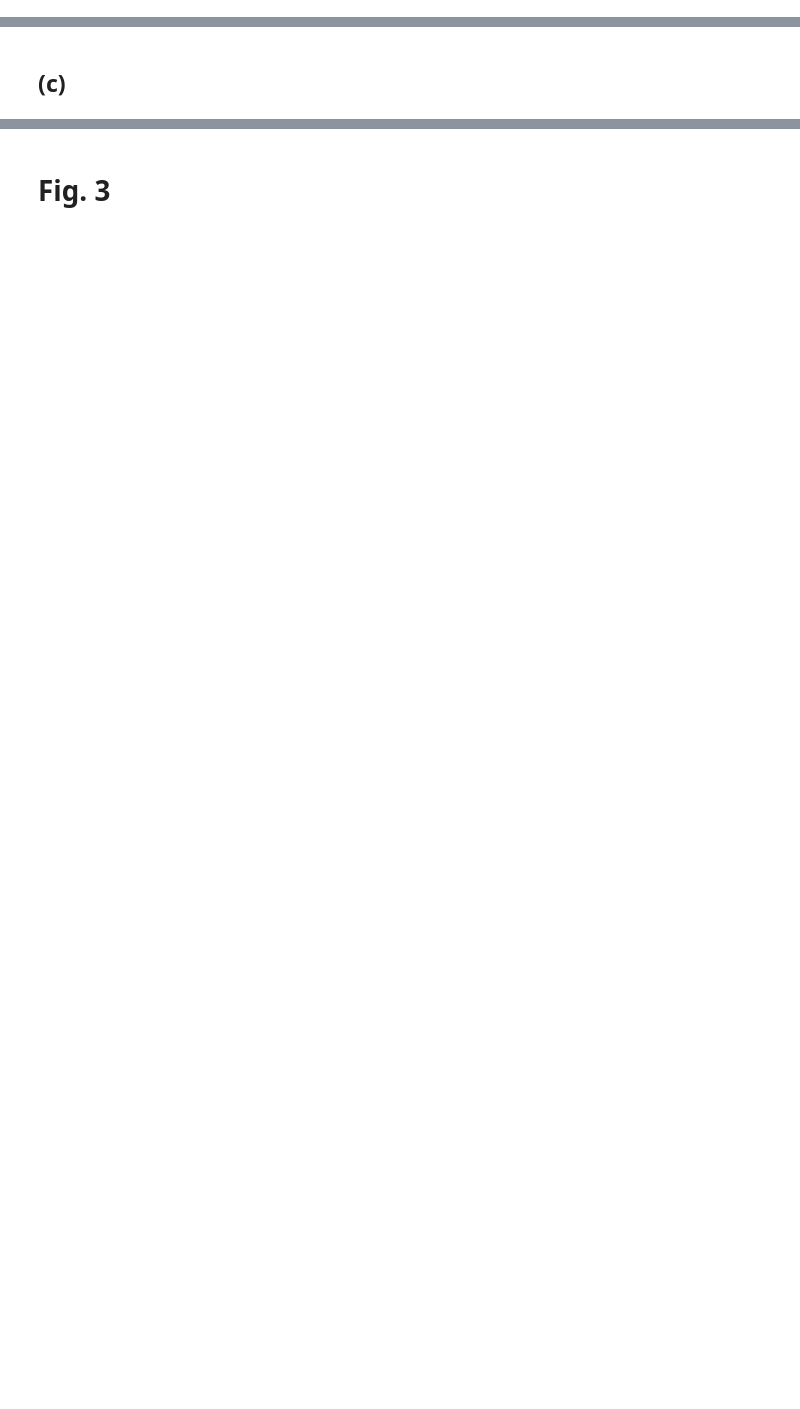
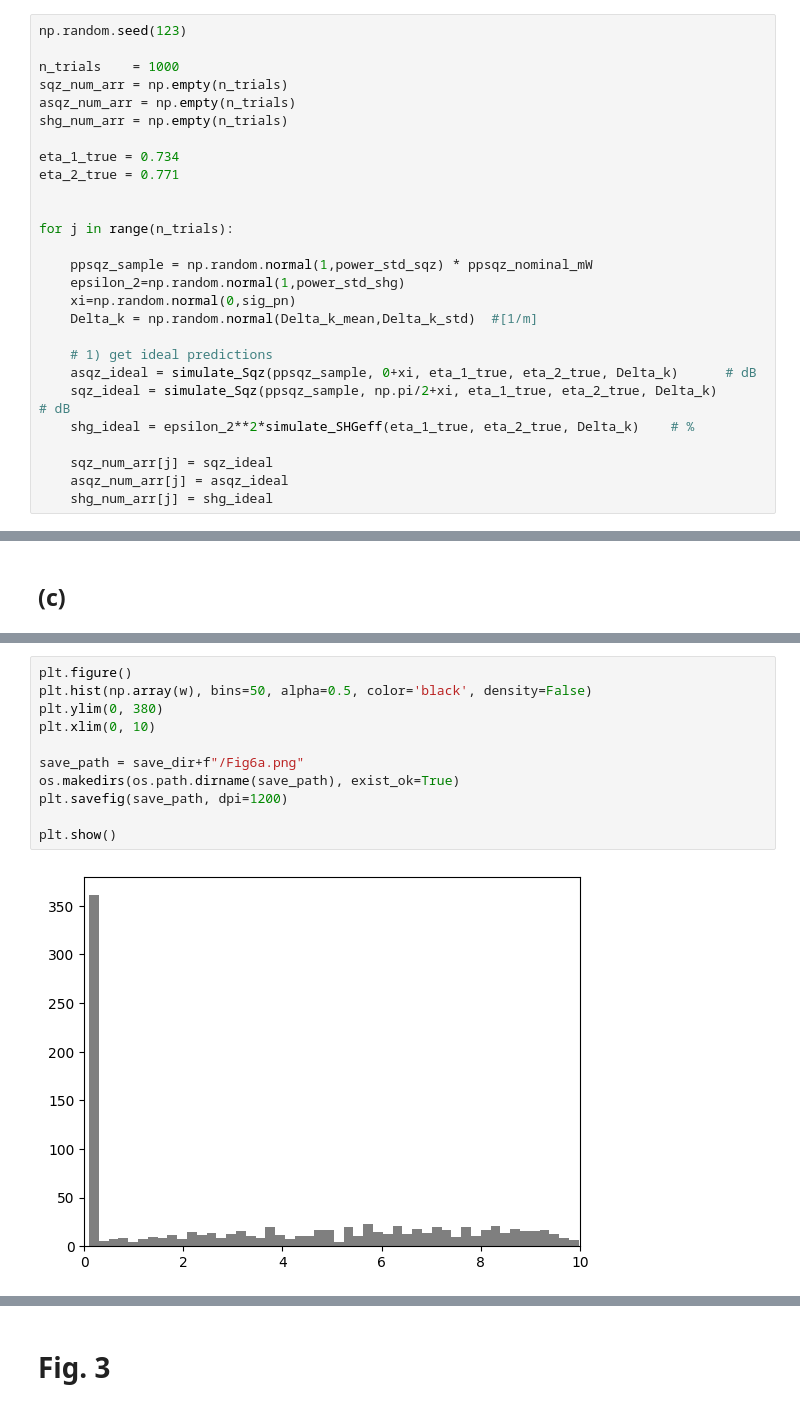
Before and after one commit to go705/BNOT_codes, a Jupyter notebook: BNOT_v2.ipynb, the cells around one changed output, grey strips where cells are left out. Saved outputs shown, nothing was run; the diff lists cells and outputs as text; blank space fills up the shorter version.

```diff
--- a/BNOT_v2.ipynb
+++ b/BNOT_v2.ipynb
@@ -178,0 +135,27 @@ SHG efficiency mean: 661.07 %
+# %%
+np.random.seed(123)
+
+n_trials    = 1000
+sqz_num_arr = np.empty(n_trials)
+asqz_num_arr = np.empty(n_trials)
+shg_num_arr = np.empty(n_trials)
+
+eta_1_true = 0.734
+eta_2_true = 0.771
+
+
+for j in range(n_trials):
+
+    ppsqz_sample = np.random.normal(1,power_std_sqz) * ppsqz_nominal_mW
+    epsilon_2=np.random.normal(1,power_std_shg)
+    xi=np.random.normal(0,sig_pn)
+    Delta_k = np.random.normal(Delta_k_mean,Delta_k_std)  #[1/m]
+
+    # 1) get ideal predictions
+    asqz_ideal = simulate_Sqz(ppsqz_sample, 0+xi, eta_1_true, eta_2_true, Delta_k)      # dB
+    sqz_ideal = simulate_Sqz(ppsqz_sample, np.pi/2+xi, eta_1_true, eta_2_true, Delta_k)      # dB
+    shg_ideal = epsilon_2**2*simulate_SHGeff(eta_1_true, eta_2_true, Delta_k)    # %
+
+    sqz_num_arr[j] = sqz_ideal
+    asqz_num_arr[j] = asqz_ideal
+    shg_num_arr[j] = shg_ideal
@@ -266,0 +311,13 @@ Estimated η₂ 95% CI: [0.709, 0.803]  (mean 0.766)
+# %%
+plt.figure()
+plt.hist(np.array(w), bins=50, alpha=0.5, color='black', density=False)
+plt.ylim(0, 380)
+plt.xlim(0, 10)
+
+save_path = save_dir+f"/Fig6a.png"
+os.makedirs(os.path.dirname(save_path), exist_ok=True)
+plt.savefig(save_path, dpi=1200)
+
+plt.show()
+# %% [output]
+[figure, added]
```
Also changed, not shown: parts of 42 cells of this notebook, 32 other files.
